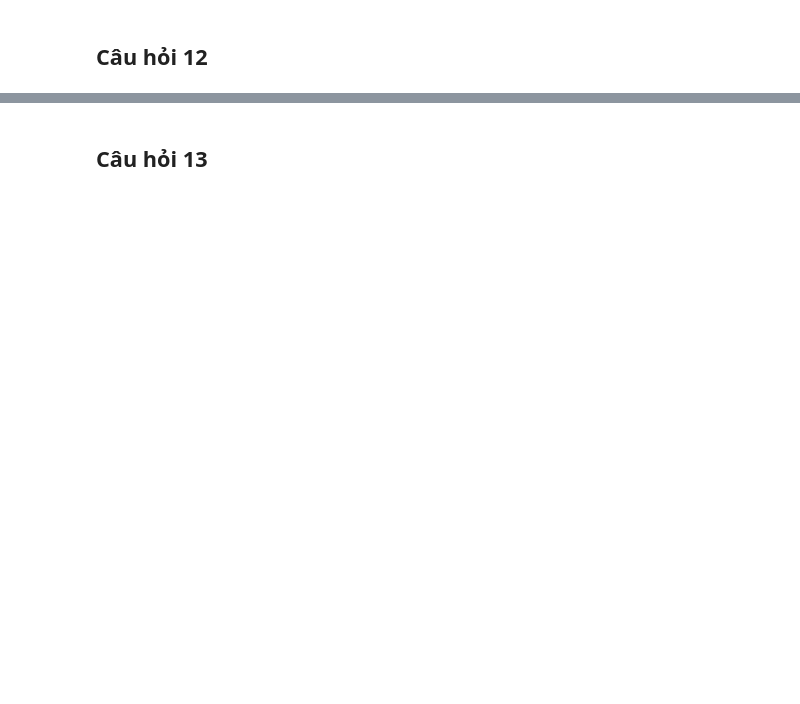
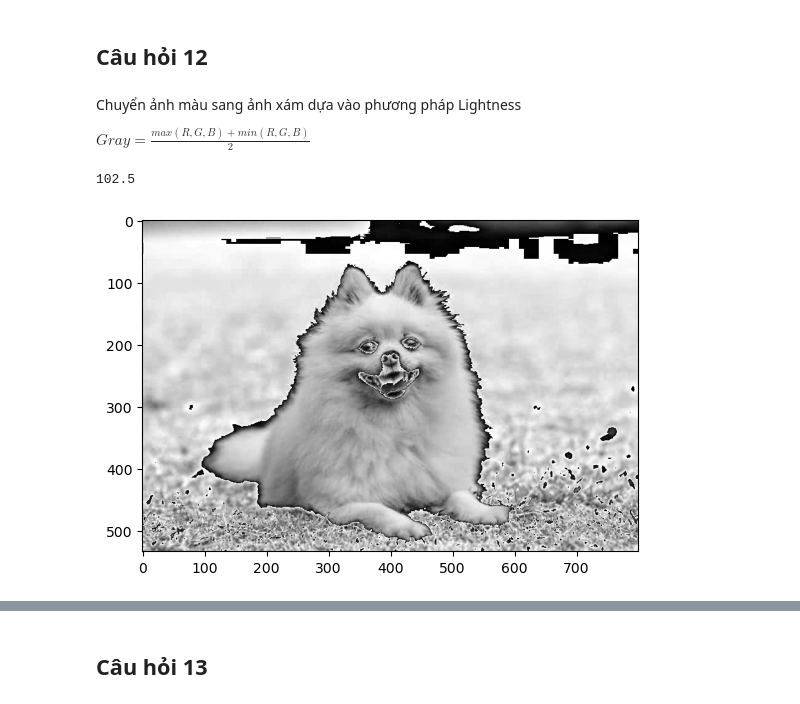
Before and after one commit to buiquanghuy99-aio24/AIO24-269, a Jupyter notebook: EXERCISES/MODULE-02/exercise-01.ipynb, the cells around one changed output, grey strips where cells are left out. Cells and saved outputs as stored; diff of their text form; code cells hidden in the pictures; blank space fills up the shorter version.

```diff
--- a/EXERCISES/MODULE-02/exercise-01.ipynb
+++ b/EXERCISES/MODULE-02/exercise-01.ipynb
@@ -35,2 +229,19 @@ Tạo mảng 1 chiều từ 0 đến 9
 # %% [markdown]
 ## Câu hỏi 12
+# %% [markdown]
+Chuyển ảnh màu sang ảnh xám dựa vào phương pháp Lightness
+
+$Gray = \frac{max(R, G, B) + min(R, G, B)}{2}$
+# %%
+# Way1
+
+import numpy as np
+
+gray_img_11 = (np.maximum(np.maximum(R,G),B)+np.minimum(np.minimum(R,G),B))/2
+print(gray_img_11[0 , 0])
+
+plt.imshow(gray_img_11, cmap=plt.get_cmap('gray'))
+plt.show()
+# %% [output]
+102.5
+[figure, added]
```
Also changed, not shown: parts of 64 cells of this notebook, 2 other files.
